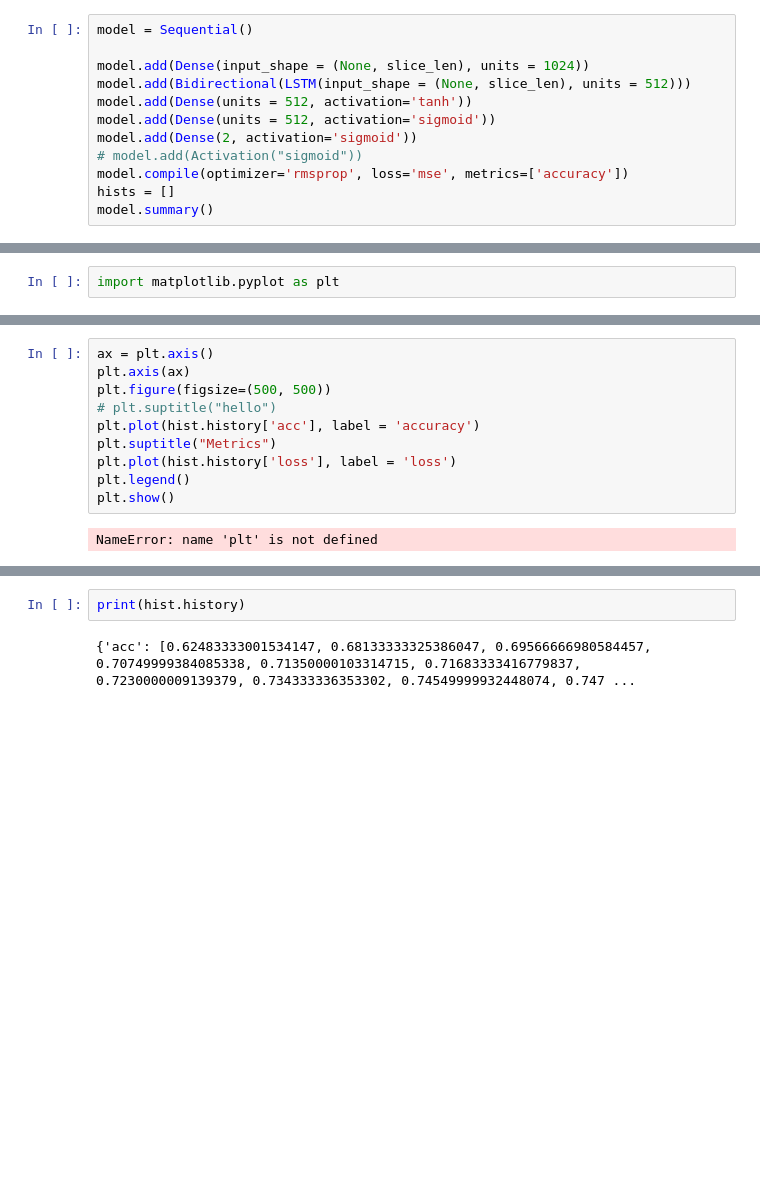
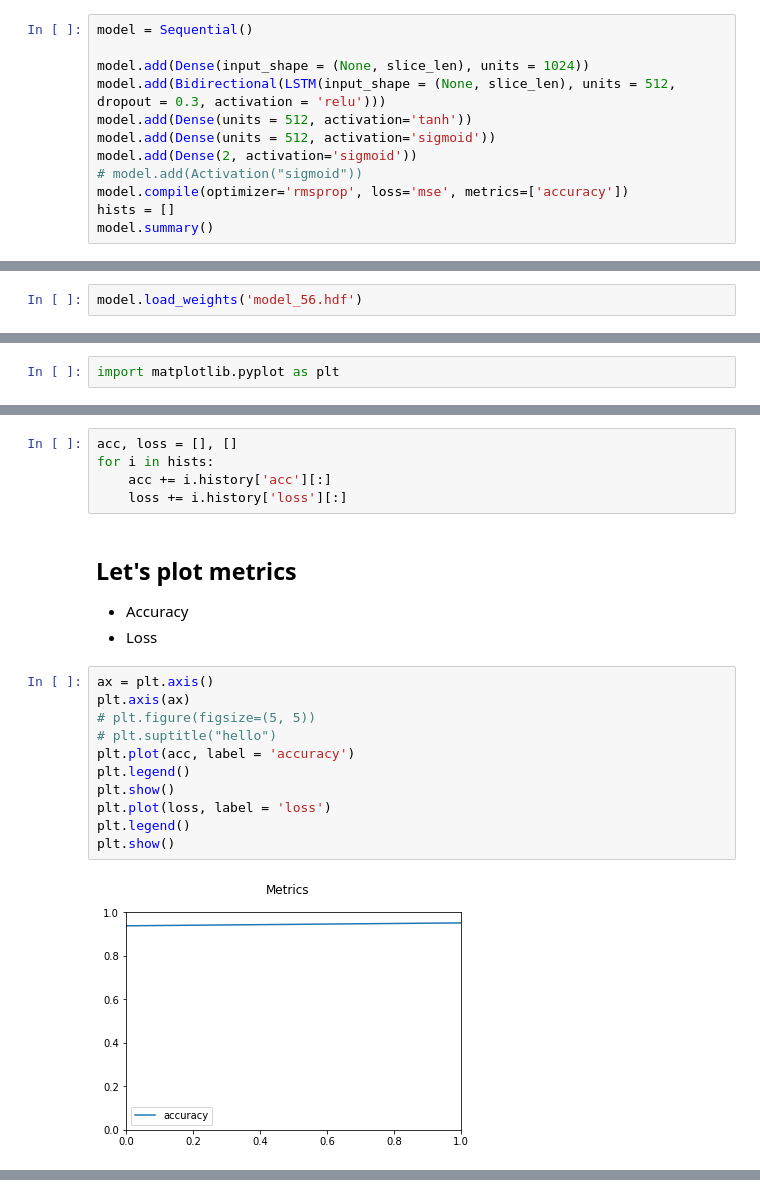
Before and after one commit to junaid1460/sentiment_analysis, a Jupyter notebook: model-56 95-92 .ipynb, the cells around one changed output, grey strips where cells are left out. Saved outputs shown, nothing was run; the diff lists cells and outputs as text; blank space fills up the shorter version.

Commit message:
Update : Added comments and trained model with some other activation functions

```diff
--- a/model-56 95-92 .ipynb
+++ b/model-56 95-92 .ipynb
@@ -54,7 +95,7 @@ xz = xx.reshape((6918, int(max_len//slice_len), slice_len))
 model = Sequential()
 
 model.add(Dense(input_shape = (None, slice_len), units = 1024))
-model.add(Bidirectional(LSTM(input_shape = (None, slice_len), units = 512)))
+model.add(Bidirectional(LSTM(input_shape = (None, slice_len), units = 512, dropout = 0.3, activation = 'relu')))
 model.add(Dense(units = 512, activation='tanh'))
 model.add(Dense(units = 512, activation='sigmoid'))
 model.add(Dense(2, activation='sigmoid'))
@@ -82,0 +127,2 @@ _________________________________________________________________
+# %%
+model.load_weights('model_56.hdf')
@@ -112,12 +209,22 @@ import matplotlib.pyplot as plt
+# %%
+acc, loss = [], []
+for i in hists:
+    acc += i.history['acc'][:]
+    loss += i.history['loss'][:]
+# %% [markdown]
+## Let's plot metrics
+ - Accuracy
+ - Loss
 # %%
 ax = plt.axis()
 plt.axis(ax)
-plt.figure(figsize=(500, 500))
+# plt.figure(figsize=(5, 5))
 # plt.suptitle("hello")
-plt.plot(hist.history['acc'], label = 'accuracy')
-plt.suptitle("Metrics")
-plt.plot(hist.history['loss'], label = 'loss')
+plt.plot(acc, label = 'accuracy')
 plt.legend()
 plt.show()
+plt.plot(loss, label = 'loss')
+plt.legend()
+plt.show()
 # %% [output]
-NameError: name 'plt' is not defined
+[figure, added]
@@ -124,4 +231,0 @@ NameError: name 'plt' is not defined
-# %%
-print(hist.history)
-# %% [output]
-{'acc': [0.62483333001534147, 0.68133333325386047, 0.69566666980584457, 0.70749999384085338, 0.71350000103314715, 0.71683333416779837, 0.7230000009139379, 0.734333336353302, 0.74549999932448074, 0.747 ...
```
Also changed, not shown: parts of 18 cells of this notebook, 1 other file.
